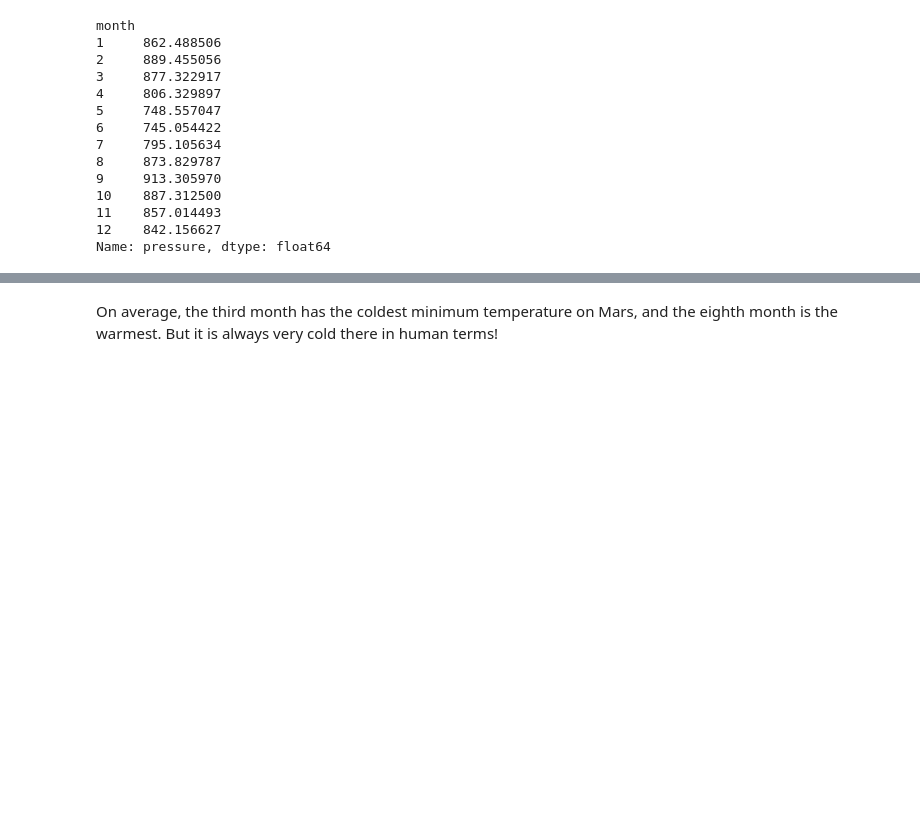
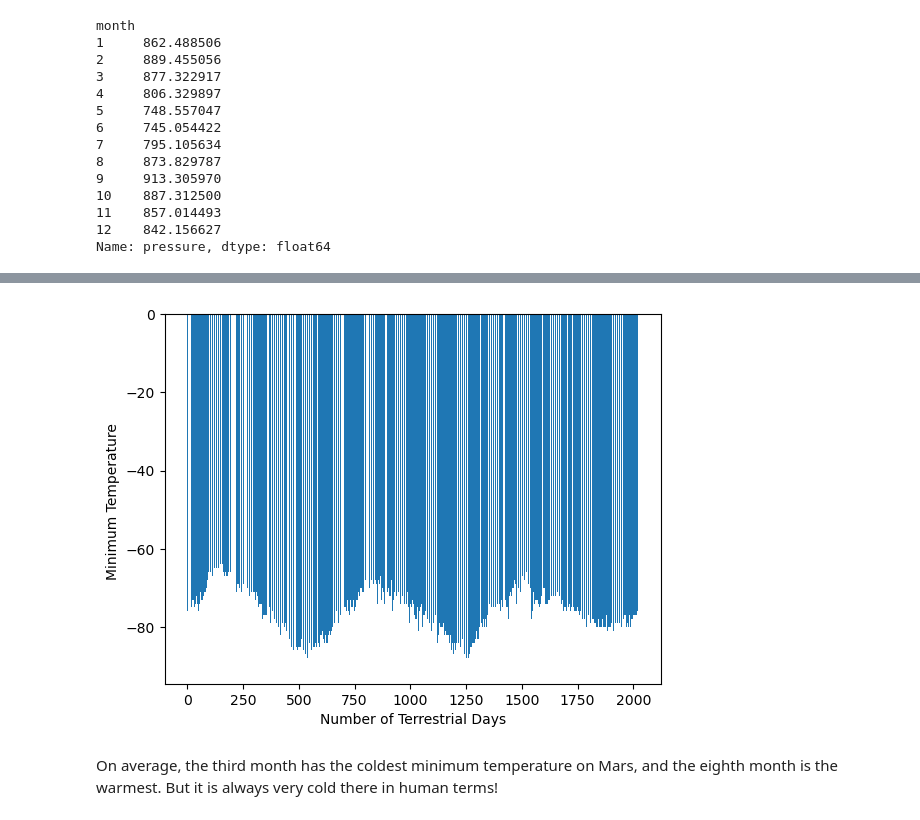
Before and after one commit to andrewdhawthorne/Module-11-Data_Collection-Challenge, a Jupyter notebook: Mission_to_Mars/part_2_mars_weather.ipynb, the cells around one changed output, grey strips where cells are left out. Saved outputs shown, nothing was run; the diff lists cells and outputs as text; code cells hidden in the pictures; blank space fills up the shorter version.

```diff
--- a/Mission_to_Mars/part_2_mars_weather.ipynb
+++ b/Mission_to_Mars/part_2_mars_weather.ipynb
@@ -198,3 +257,6 @@ Name: pressure, dtype: float64
 # %%
 # 5. How many terrestrial (earth) days are there in a Martian year?
+
+earth_day_count = mars_weather_df[['terrestrial_date', 'min_temp']].copy()
+earth_day_count
 # %% [output]
@@ -201,0 +276,3 @@ Name: pressure, dtype: float64
+# %%
+mission_start_date = earth_day_count['terrestrial_date'].iloc[0]
+mission_start_date
@@ -201,0 +281,3 @@ Name: pressure, dtype: float64
+# %%
+earth_day_count['terrestrial_days'] = (earth_day_count['terrestrial_date'] - mission_start_date).dt.days
+earth_day_count
@@ -202,3 +319,11 @@ Name: pressure, dtype: float64
+# %%
+plt.bar(earth_day_count['terrestrial_days'], earth_day_count['min_temp'])
+plt.xlabel("Number of Terrestrial Days")
+plt.ylabel("Minimum Temperature ")
+plt.savefig('Images/min_temp_terr_day.png', bbox_inches='tight')
+plt.show()
+# %% [output]
+[figure, added]
 # %% [markdown]
 On average, the third month has the coldest minimum temperature on Mars, and the eighth month is the warmest. But it is always very cold there in human terms!
 # %% [markdown]
```
Also changed, not shown: parts of 24 cells of this notebook, 5 other files.
